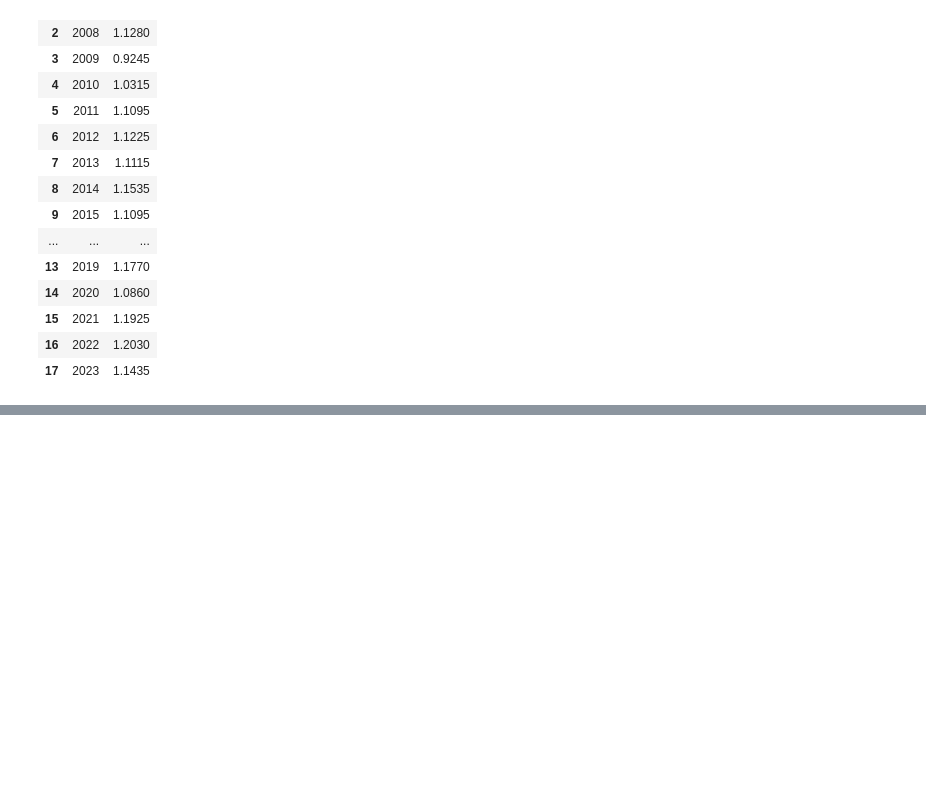
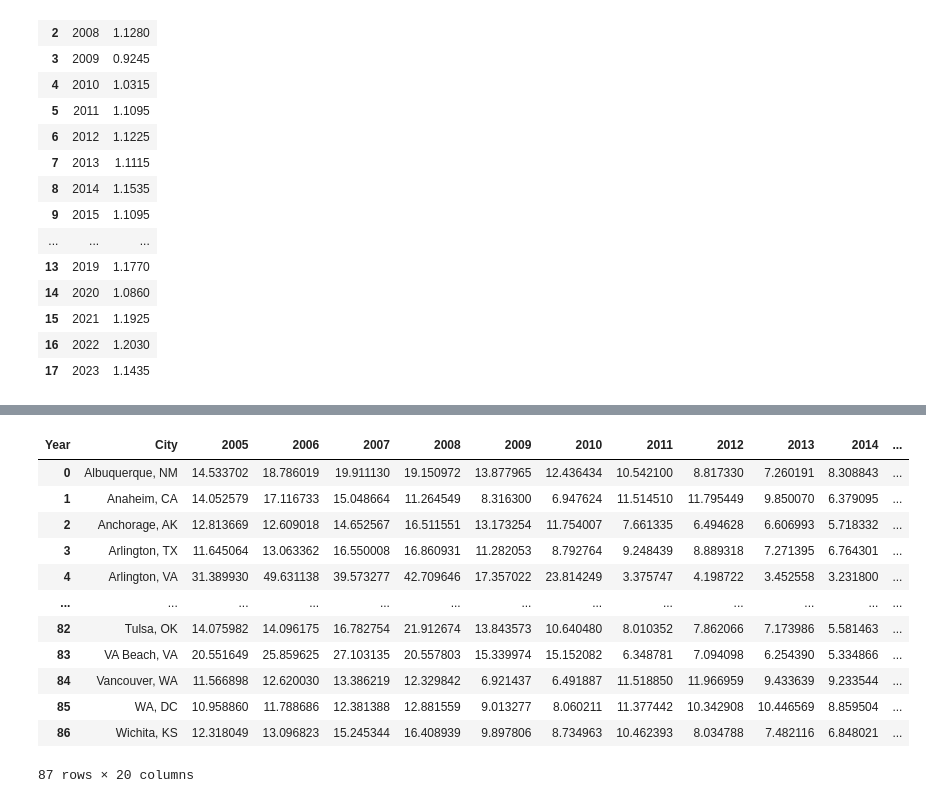
Before and after one commit to ArnavGupta22/PropertyPulse, a Jupyter notebook: djangoProject/djangoProject/DataProcessing/data_processing.ipynb, the cells around one changed output, grey strips where cells are left out. Drawn from its saved outputs; the diff is of its cells as text; code cells hidden in the pictures; blank space fills up the shorter version.

```diff
--- a/djangoProject/djangoProject/DataProcessing/data_processing.ipynb
+++ b/djangoProject/djangoProject/DataProcessing/data_processing.ipynb
@@ -328,0 +430,19 @@ truckprices
+# %%
+df_geomob
+df_age
+df_income
+df_unem
+# %% [output]
+| Year | City | 2005 | 2006 | 2007 | 2008 | 2009 | 2010 | 2011 | 2012 | 2013 | 2014 | ... |
+| 0 | Albuquerque, NM | 14.533702 | 18.786019 | 19.911130 | 19.150972 | 13.877965 | 12.436434 | 10.542100 | 8.817330 | 7.260191 | 8.308843 | ... |
+| 1 | Anaheim, CA | 14.052579 | 17.116733 | 15.048664 | 11.264549 | 8.316300 | 6.947624 | 11.514510 | 11.795449 | 9.850070 | 6.379095 | ... |
+| 2 | Anchorage, AK | 12.813669 | 12.609018 | 14.652567 | 16.511551 | 13.173254 | 11.754007 | 7.661335 | 6.494628 | 6.606993 | 5.718332 | ... |
+| 3 | Arlington, TX | 11.645064 | 13.063362 | 16.550008 | 16.860931 | 11.282053 | 8.792764 | 9.248439 | 8.889318 | 7.271395 | 6.764301 | ... |
+| 4 | Arlington, VA | 31.389930 | 49.631138 | 39.573277 | 42.709646 | 17.357022 | 23.814249 | 3.375747 | 4.198722 | 3.452558 | 3.231800 | ... |
+| ... | ... | ... | ... | ... | ... | ... | ... | ... | ... | ... | ... | ... |
+| 82 | Tulsa, OK | 14.075982 | 14.096175 | 16.782754 | 21.912674 | 13.843573 | 10.640480 | 8.010352 | 7.862066 | 7.173986 | 5.581463 | ... |
+| 83 | VA Beach, VA | 20.551649 | 25.859625 | 27.103135 | 20.557803 | 15.339974 | 15.152082 | 6.348781 | 7.094098 | 6.254390 | 5.334866 | ... |
+| 84 | Vancouver, WA | 11.566898 | 12.620030 | 13.386219 | 12.329842 | 6.921437 | 6.491887 | 11.518850 | 11.966959 | 9.433639 | 9.233544 | ... |
+| 85 | WA, DC | 10.958860 | 11.788686 | 12.381388 | 12.881559 | 9.013277 | 8.060211 | 11.377442 | 10.342908 | 10.446569 | 8.859504 | ... |
+| 86 | Wichita, KS | 12.318049 | 13.096823 | 15.245344 | 16.408939 | 9.897806 | 8.734963 | 10.462393 | 8.034788 | 7.482116 | 6.848021 | ... |
+87 rows × 20 columns
```
Also changed, not shown: parts of 27 cells of this notebook, 7 other files.
